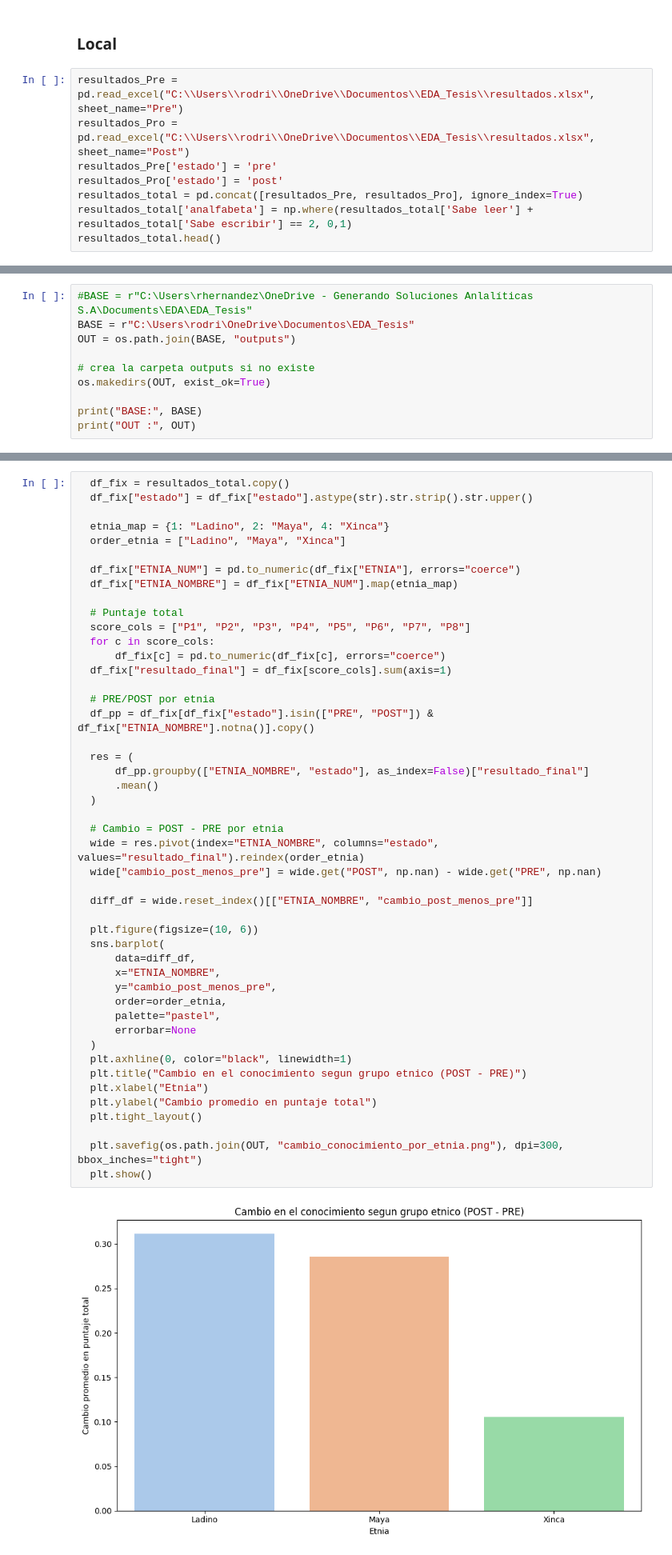
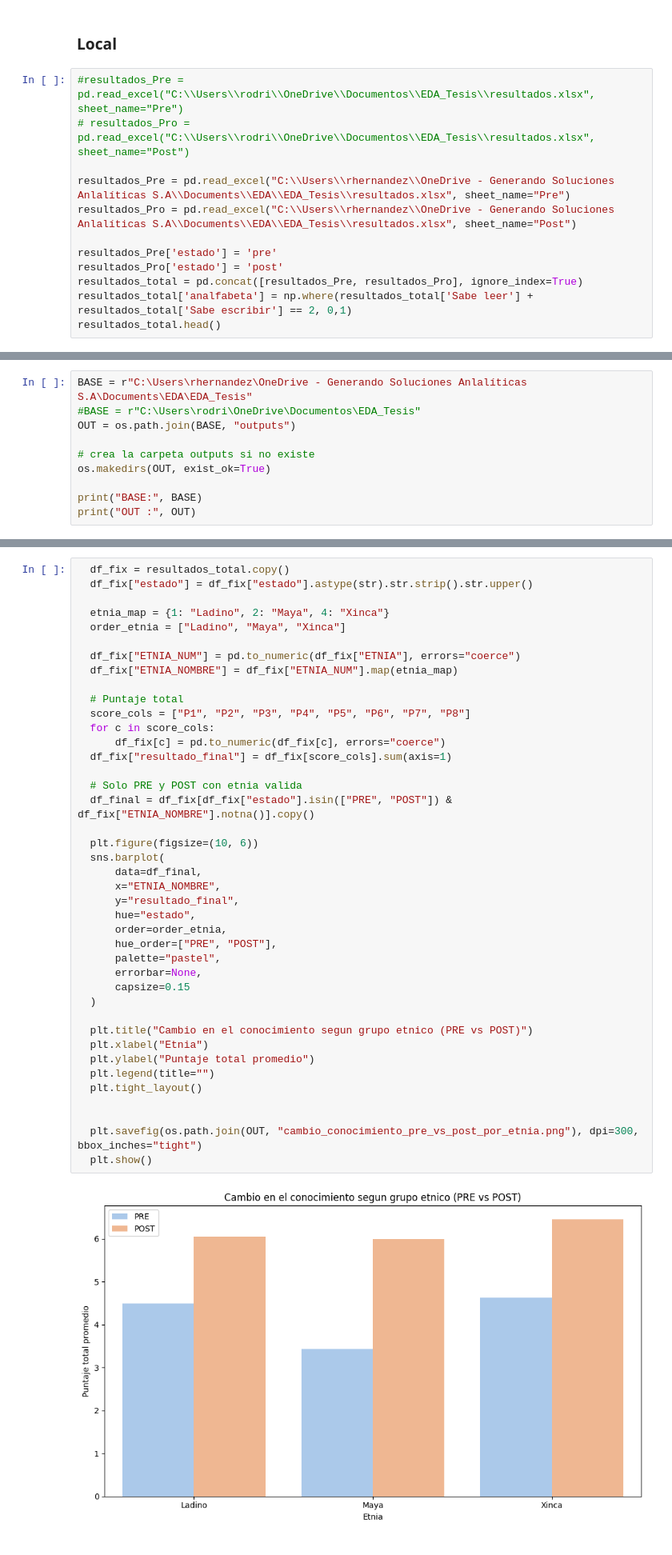
Before and after one commit to rodrigohernandezm/EDA_Tesis, a Jupyter notebook: EDA.ipynb, the cells around one changed output, grey strips where cells are left out. Shown at 80% size. Saved outputs shown, nothing was run; the diff lists cells and outputs as text.

Commit message:
cambios

```diff
--- a/EDA.ipynb
+++ b/EDA.ipynb
@@ -69,8 +69,12 @@ os.makedirs(OUT, exist_ok=True)
 # %% [markdown]
 ### Local
 # %%
-resultados_Pre = pd.read_excel("C:\\Users\\rodri\\OneDrive\\Documentos\\EDA_Tesis\\resultados.xlsx", sheet_name="Pre")
-resultados_Pro = pd.read_excel("C:\\Users\\rodri\\OneDrive\\Documentos\\EDA_Tesis\\resultados.xlsx", sheet_name="Post")
+#resultados_Pre = pd.read_excel("C:\\Users\\rodri\\OneDrive\\Documentos\\EDA_Tesis\\resultados.xlsx", sheet_name="Pre")
+# resultados_Pro = pd.read_excel("C:\\Users\\rodri\\OneDrive\\Documentos\\EDA_Tesis\\resultados.xlsx", sheet_name="Post")
+
+resultados_Pre = pd.read_excel("C:\\Users\\rhernandez\\OneDrive - Generando Soluciones Anlalíticas S.A\\Documents\\EDA\\EDA_Tesis\\resultados.xlsx", sheet_name="Pre")
+resultados_Pro = pd.read_excel("C:\\Users\\rhernandez\\OneDrive - Generando Soluciones Anlalíticas S.A\\Documents\\EDA\\EDA_Tesis\\resultados.xlsx", sheet_name="Post")
+
 resultados_Pre['estado'] = 'pre'
 resultados_Pro['estado'] = 'post'
 resultados_total = pd.concat([resultados_Pre, resultados_Pro], ignore_index=True)
@@ -84,8 +88,8 @@ resultados_total.head()
 | 3 | 4 | 30 | 2 | 1 | 1 | 1 | 1 | 0 | 0 | 0 | 0 | ... |
 | 4 | 5 | 24 | 2 | 2 | 4 | 2 | 0 | 1 | 0 | 1 | 1 | ... |
 # %%
-#BASE = r"C:\Users\rhernandez\OneDrive - Generando Soluciones Anlalíticas S.A\Documents\EDA\EDA_Tesis"
-BASE = r"C:\Users\rodri\OneDrive\Documentos\EDA_Tesis"
+BASE = r"C:\Users\rhernandez\OneDrive - Generando Soluciones Anlalíticas S.A\Documents\EDA\EDA_Tesis"
+#BASE = r"C:\Users\rodri\OneDrive\Documentos\EDA_Tesis"
 OUT = os.path.join(BASE, "outputs")
 
 # crea la carpeta outputs si no existe
@@ -226,49 +325,43 @@ OUT : C:\Users\rodri\OneDrive\Documentos\EDA_Tesis\outputs
 # %%
   df_fix = resultados_total.copy()
   df_fix["estado"] = df_fix["estado"].astype(str).str.strip().str.upper()
 
   etnia_map = {1: "Ladino", 2: "Maya", 4: "Xinca"}
   order_etnia = ["Ladino", "Maya", "Xinca"]
 
   df_fix["ETNIA_NUM"] = pd.to_numeric(df_fix["ETNIA"], errors="coerce")
   df_fix["ETNIA_NOMBRE"] = df_fix["ETNIA_NUM"].map(etnia_map)
 
   # Puntaje total
   score_cols = ["P1", "P2", "P3", "P4", "P5", "P6", "P7", "P8"]
   for c in score_cols:
       df_fix[c] = pd.to_numeric(df_fix[c], errors="coerce")
   df_fix["resultado_final"] = df_fix[score_cols].sum(axis=1)
 
-  # PRE/POST por etnia
-  df_pp = df_fix[df_fix["estado"].isin(["PRE", "POST"]) & df_fix["ETNIA_NOMBRE"].notna()].copy()
-
-  res = (
-      df_pp.groupby(["ETNIA_NOMBRE", "estado"], as_index=False)["resultado_final"]
-      .mean()
-  )
-
-  # Cambio = POST - PRE por etnia
-  wide = res.pivot(index="ETNIA_NOMBRE", columns="estado", values="resultado_final").reindex(order_etnia)
-  wide["cambio_post_menos_pre"] = wide.get("POST", np.nan) - wide.get("PRE", np.nan)
-
-  diff_df = wide.reset_index()[["ETNIA_NOMBRE", "cambio_post_menos_pre"]]
+  # Solo PRE y POST con etnia valida
+  df_final = df_fix[df_fix["estado"].isin(["PRE", "POST"]) & df_fix["ETNIA_NOMBRE"].notna()].copy()
 
   plt.figure(figsize=(10, 6))
   sns.barplot(
-      data=diff_df,
+      data=df_final,
       x="ETNIA_NOMBRE",
-      y="cambio_post_menos_pre",
+      y="resultado_final",
+      hue="estado",
       order=order_etnia,
+      hue_order=["PRE", "POST"],
       palette="pastel",
-      errorbar=None
+      errorbar=None,
+      capsize=0.15
   )
-  plt.axhline(0, color="black", linewidth=1)
-  plt.title("Cambio en el conocimiento segun grupo etnico (POST - PRE)")
+
+  plt.title("Cambio en el conocimiento segun grupo etnico (PRE vs POST)")
   plt.xlabel("Etnia")
-  plt.ylabel("Cambio promedio en puntaje total")
+  plt.ylabel("Puntaje total promedio")
+  plt.legend(title="")
   plt.tight_layout()
 
-  plt.savefig(os.path.join(OUT, "cambio_conocimiento_por_etnia.png"), dpi=300, bbox_inches="tight")
+
+  plt.savefig(os.path.join(OUT, "cambio_conocimiento_pre_vs_post_por_etnia.png"), dpi=300, bbox_inches="tight")
   plt.show()
 # %% [output]
-[figure, old version]
+[figure, new version]
```
Also changed, not shown: parts of 10 cells of this notebook, 9 other files.
